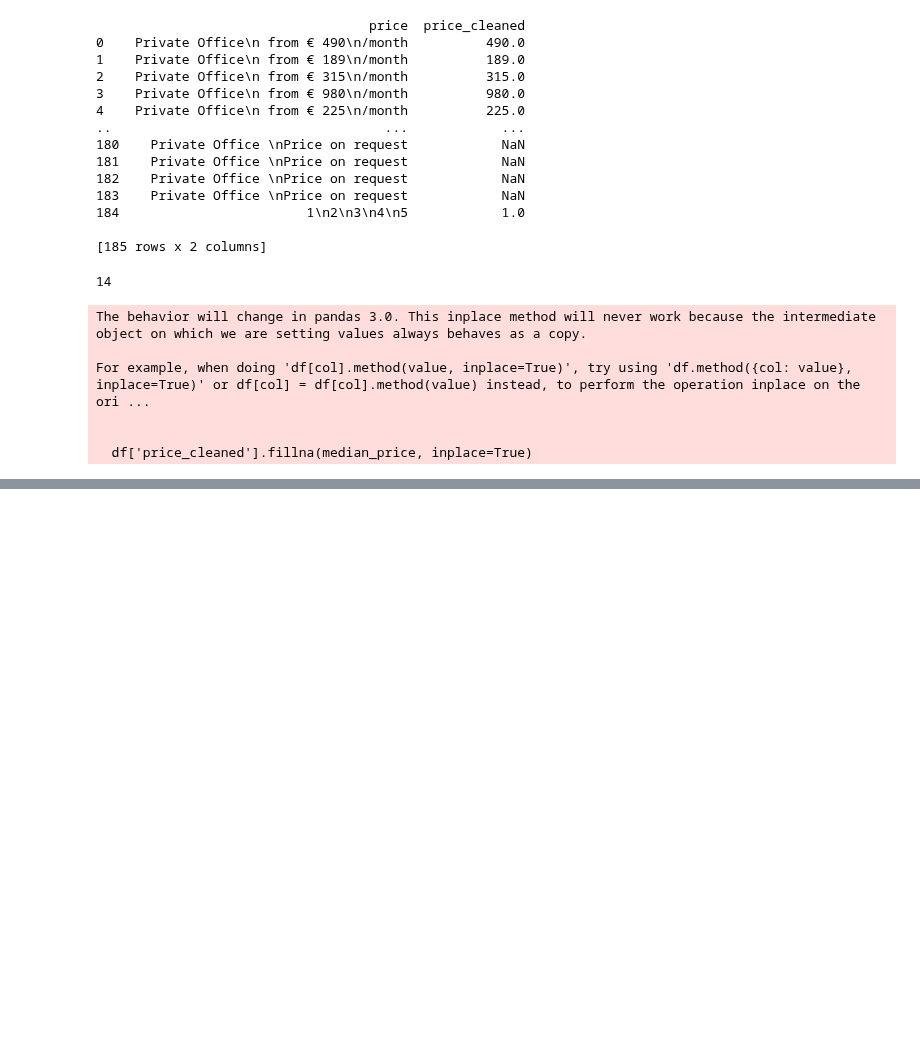
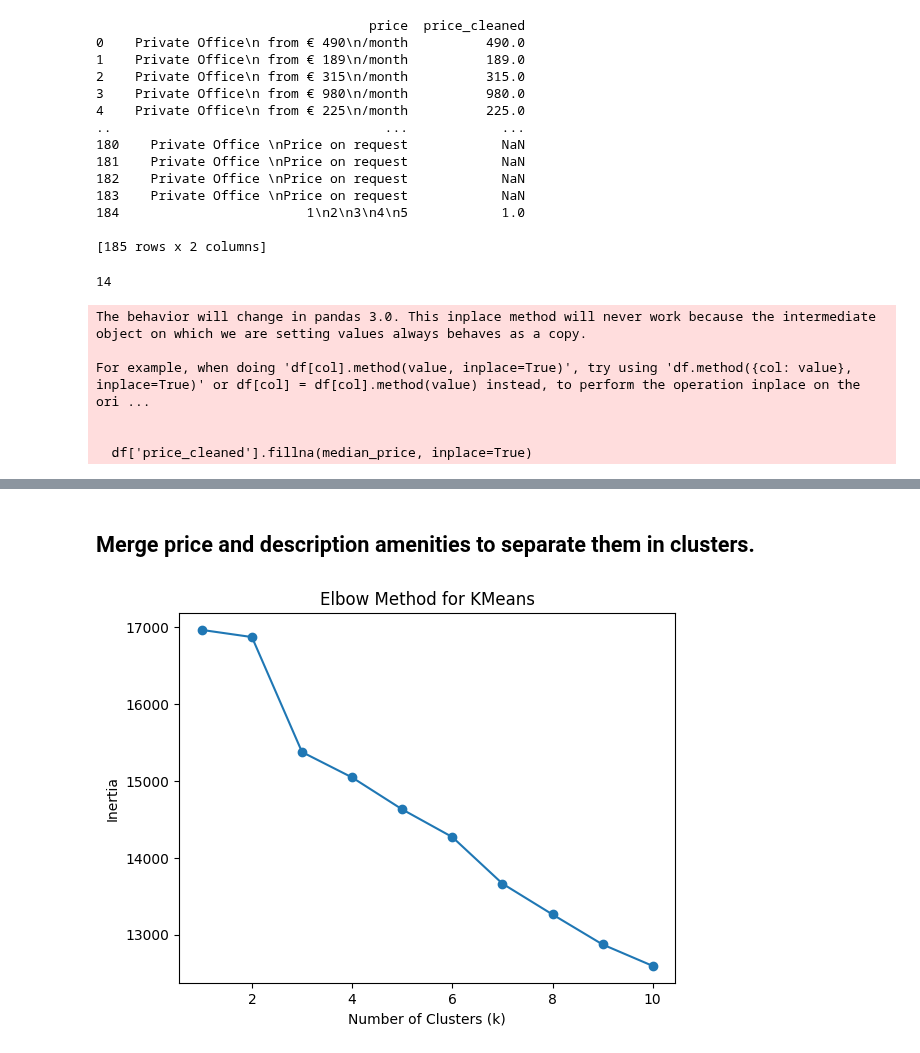
Before and after one commit to GabrielFersPin/Coworking, a Jupyter notebook: src/data_processing/madrid_overview_analysis.ipynb, the cells around one changed output, grey strips where cells are left out. Saved outputs shown, nothing was run; the diff lists cells and outputs as text; code cells hidden in the pictures; blank space fills up the shorter version.

```diff
--- a/src/data_processing/madrid_overview_analysis.ipynb
+++ b/src/data_processing/madrid_overview_analysis.ipynb
@@ -299,0 +237,48 @@ plt.show()
+# %% [markdown]
+## Merge price and description amenities to separate them in clusters.
+# %%
+from sklearn.feature_extraction.text import TfidfVectorizer
+from sklearn.decomposition import PCA
+from sklearn.preprocessing import StandardScaler
+from sklearn.cluster import DBSCAN, KMeans
+import numpy as np
+import pandas as pd
+from collections import Counter
+import nltk
+import string
+
+#Clean and scale the price data
+scaler = StandardScaler()
+X_price = scaler.fit_transform(df[['price_cleaned']])  # Assuming price_cleaned is already numeric
+
+#Combine text (X_text) and price (X_price) features
+# Convert X_text to a dense matrix and concatenate with the scaled price
+X_combined = np.hstack((X_text.toarray(), X_price))
+
+# 4. Reduce dimensionality using PCA
+pca = PCA(n_components=50)  # Keep the first 50 components (adjust as needed)
+X_reduced = pca.fit_transform(X_combined)
+# %%
+from sklearn.cluster import KMeans
+from sklearn.decomposition import PCA
+import matplotlib.pyplot as plt
+import numpy as np
+
+# Step 1: Elbow Method to determine optimal number of clusters
+inertia = []  # list to hold inertia values
+k_range = range(1, 11)  # Trying k values from 1 to 10 (you can adjust this range)
+
+# Loop through k values and compute the inertia (sum of squared distances to centroids)
+for k in k_range:
+    kmeans = KMeans(n_clusters=k, random_state=42)
+    kmeans.fit(X_reduced)  # X_reduced is the reduced dimensionality feature set (after PCA)
+    inertia.append(kmeans.inertia_)
+
+# Plot inertia to visualize the "elbow"
+plt.plot(k_range, inertia, marker='o')
+plt.title('Elbow Method for KMeans')
+plt.xlabel('Number of Clusters (k)')
+plt.ylabel('Inertia')
+plt.show()
+# %% [output]
+[figure, added]
```
Also changed, not shown: parts of 17 cells of this notebook, 13 other files.
